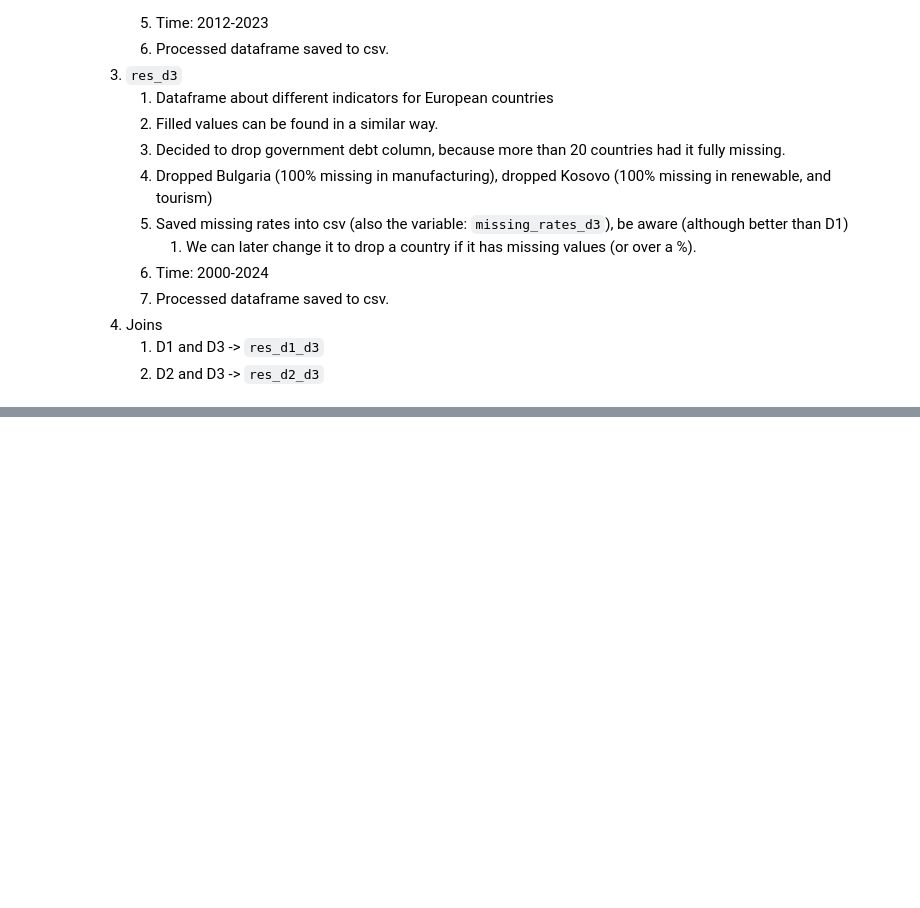
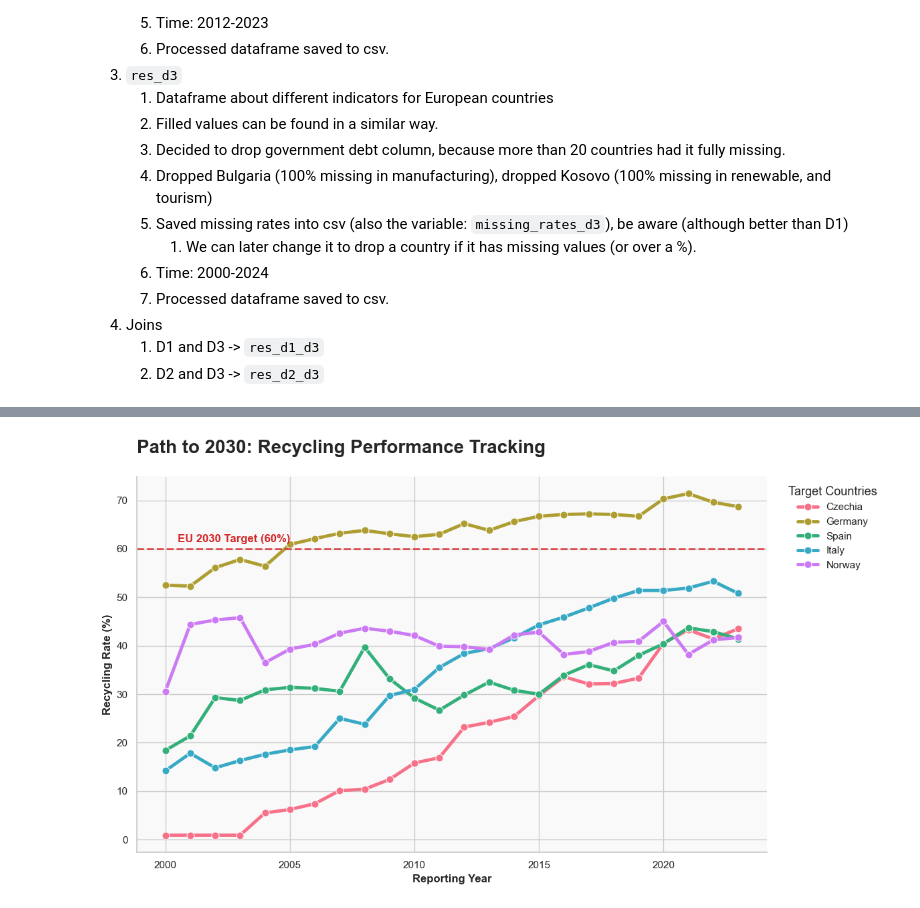
Before and after one commit to karnaukhmariia/recycling-in-europe, a Jupyter notebook: notebook.ipynb, the cells around one changed output, grey strips where cells are left out. Saved outputs shown, nothing was run; the diff lists cells and outputs as text; code cells hidden in the pictures; blank space fills up the shorter version.

```diff
--- a/notebook.ipynb
+++ b/notebook.ipynb
@@ -509,0 +612,44 @@ res_d2_d3.to_csv("processed_data/preprocessed_d2_d3.csv", index=False)
+# %%
+# Selecting 5 target countries for the management summary
+targets = ['Germany', 'Norway', 'Italy', 'Czechia', 'Spain']
+df_subset = res_d1_d3[res_d1_d3['country_name'].isin(targets)].copy()
+
+sns.set_theme(style="whitegrid", rc={"axes.facecolor": "#f9f9f9"})
+plt.figure(figsize=(12, 7))
+
+palette = sns.color_palette("husl", len(targets))
+
+line_plot = sns.lineplot(
+    data=df_subset,
+    x='year',
+    y='recycling_rate_filled',
+    hue='country_name',
+    linewidth=3.5,
+    marker='o',
+    markersize=8,
+    markeredgecolor='white',
+    palette=palette
+)
+
+# EU 2030 target line
+plt.axhline(y=60, color='#d62728', linestyle='--', linewidth=2, alpha=0.8)
+
+plt.text(2000.5, 61, 'EU 2030 Target (60%)', color='#d62728',
+         fontweight='bold', fontsize=12, va='bottom')
+
+plt.title("Path to 2030: Recycling Performance Tracking",
+          fontsize=20, fontweight='bold', pad=25, loc='left')
+
+
+plt.ylabel("Recycling Rate (%)", fontsize=12, fontweight='bold')
+plt.xlabel("Reporting Year", fontsize=12, fontweight='bold')
+
+plt.legend(title="Target Countries", title_fontsize='13',
+           fontsize='11', bbox_to_anchor=(1.02, 1), loc='upper left', frameon=False)
+
+sns.despine()
+
+plt.tight_layout()
+plt.show()
+# %% [output]
+[figure, added]
```
Also changed, not shown: parts of 10 cells of this notebook.
